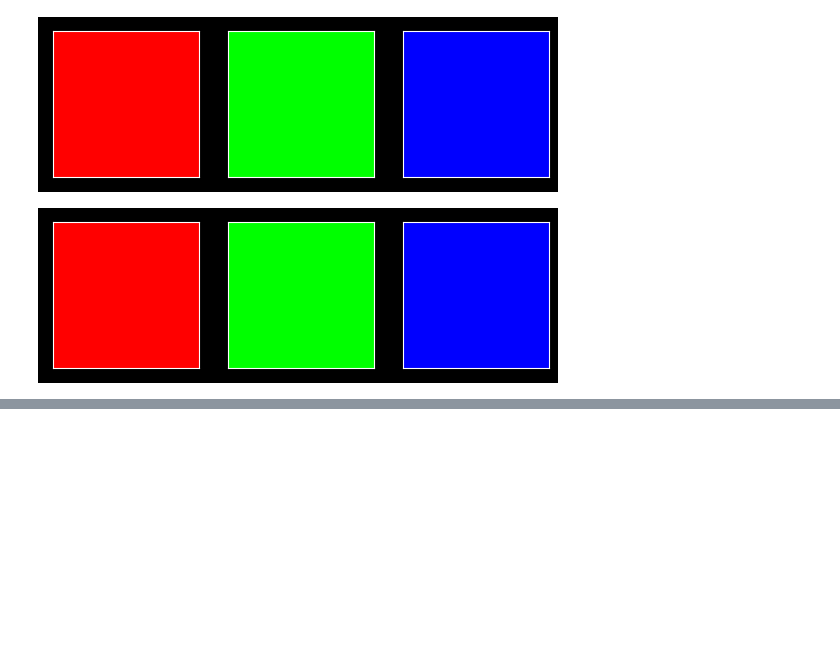
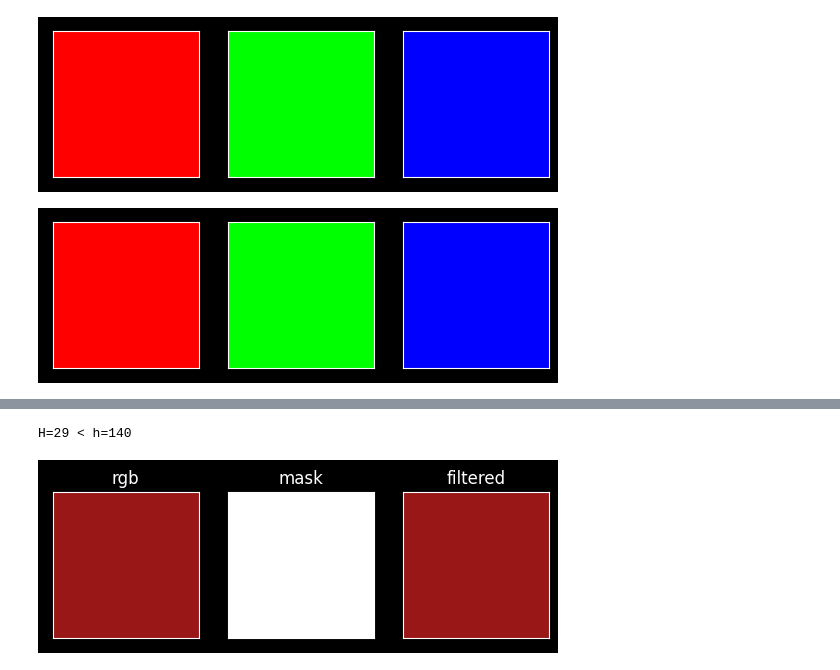
Before and after one commit to phunc20/python, a Jupyter notebook: cv2/colorspaces/hsv.ipynb, the cells around one changed output, grey strips where cells are left out. Saved outputs shown, nothing was run; the diff lists cells and outputs as text; code cells hidden in the pictures; blank space fills up the shorter version.

```diff
--- a/cv2/colorspaces/hsv.ipynb
+++ b/cv2/colorspaces/hsv.ipynb
@@ -132,0 +159,9 @@ display_colors(colors, show=False, colorspace="rgb");
+# %%
+test_hsv_inRange(
+    hsv=[0, 216, 153],
+    low=np.array([140, 30, 30], dtype=np.uint8),
+    high=np.array([29, 255, 255], dtype=np.uint8),
+);
+# %% [output]
+H=29 < h=140
+[figure, added]
```
Also changed, not shown: parts of 8 cells of this notebook, 2 other files.
